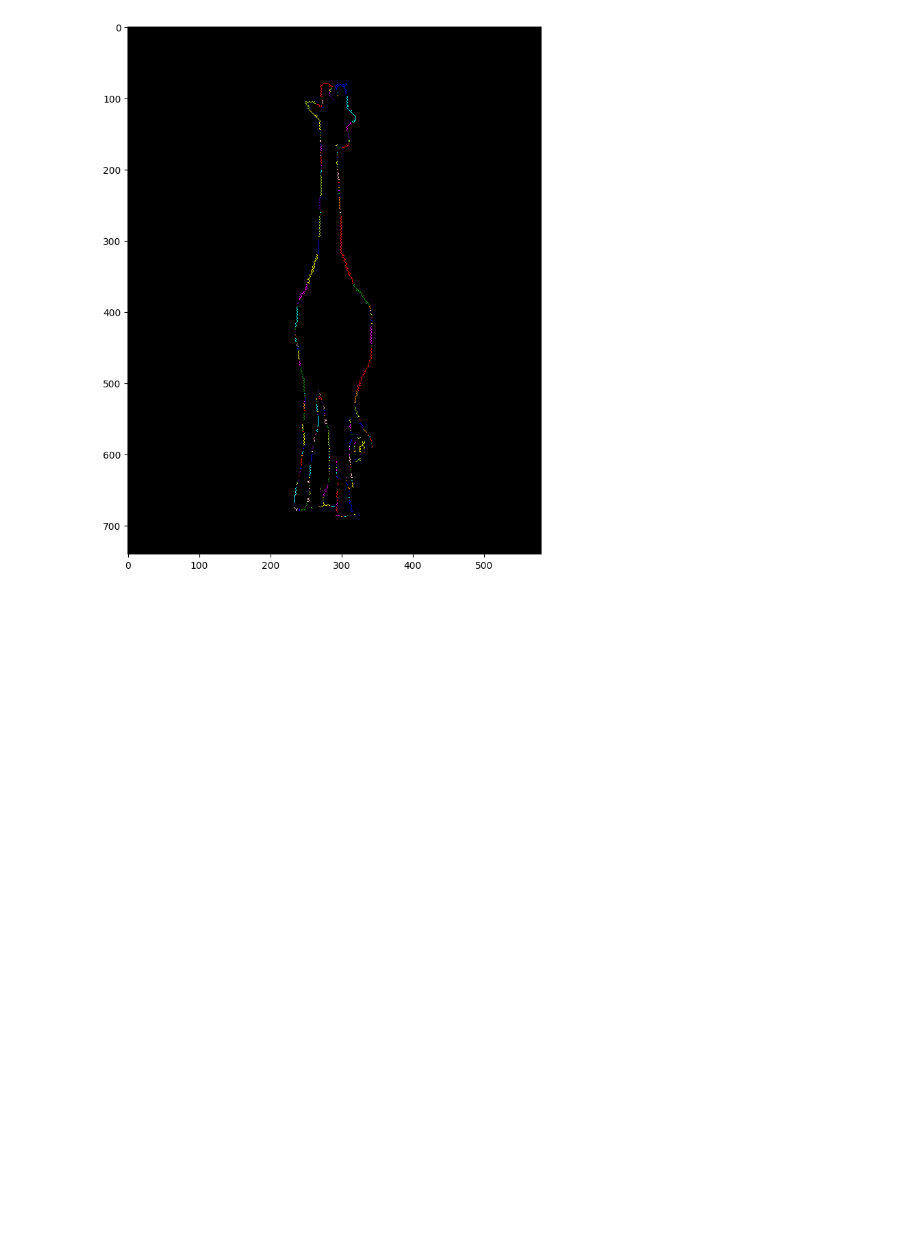
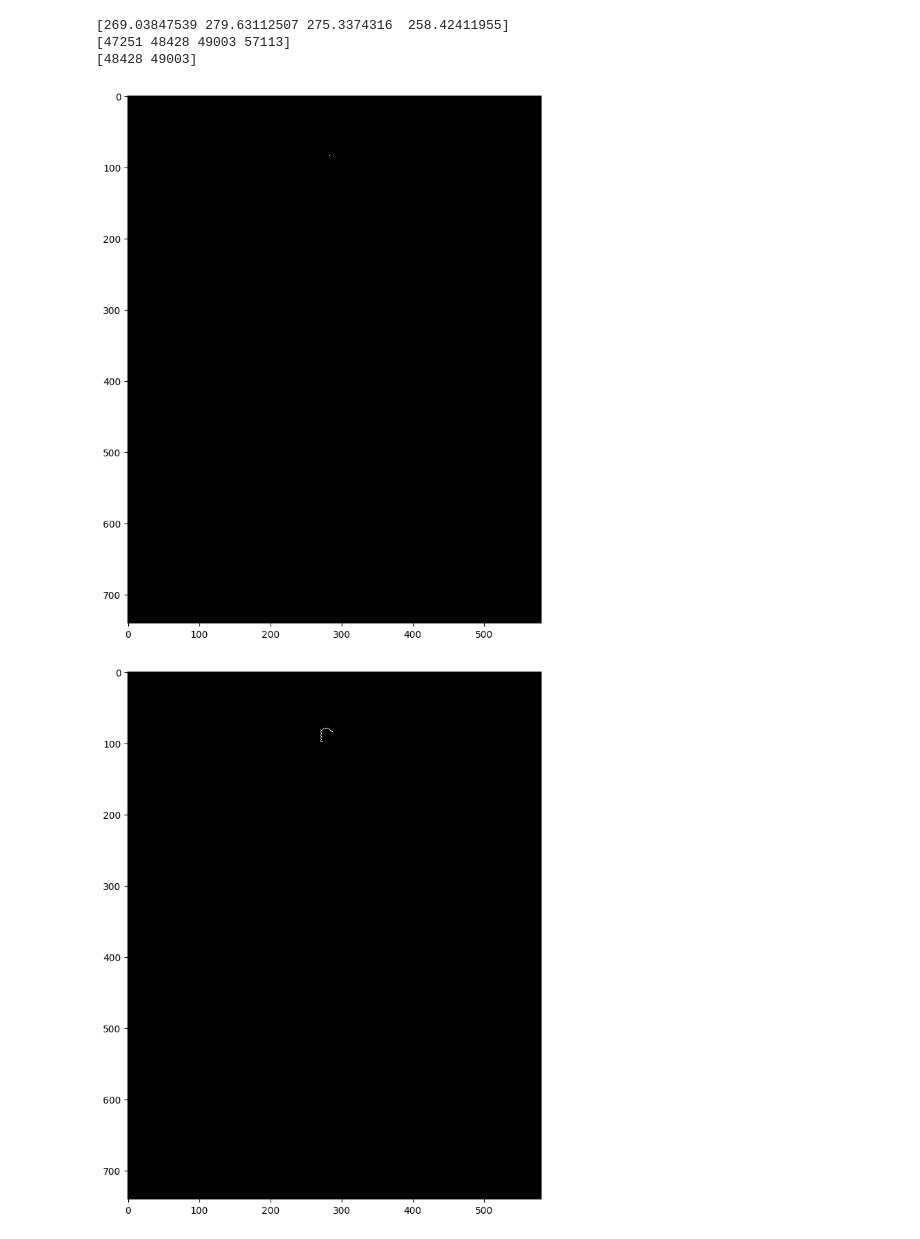
Before and after one commit to svenschreiber/WalktheLines2, a Jupyter notebook: test.ipynb, the cells around one changed output. Drawn from its saved outputs; the diff is of its cells as text; code cells hidden in the pictures; blank space fills up the shorter version.

Commit message:
endpoint angle calculation

```diff
--- a/test.ipynb
+++ b/test.ipynb
@@ -146,6 +147,14 @@ def chboards(height, width, bss):
     checker_pattern = (-1) ** (np.add.outer(np.arange(num_blocks_x), np.arange(num_blocks_y)))
     A = np.kron(checker_pattern, np.ones((bss, bss)))
     return A[:height, :width]
+# %%
+# Adapted from https://gist.github.com/bmabey/4dd36d9938b83742a88b6f68ac1901a6
+def bwmorph_endpoints(image):
+    image = image.astype(np.int32)
+    k = np.array([[1,1,1],[1,0,1],[1,1,1]])
+    neighborhood_count = ndi.convolve(image,k, mode='constant', cval=1)
+    neighborhood_count[~image.astype(np.bool)] = 0
+    return neighborhood_count == 1
 # %%
 p_step = 3
 w_size = 2 * p_step + 1
@@ -185,34 +194,82 @@ unique_angles_mirr = np.unique(angle_deg_mirr).astype(np.int32)
 imgs = [cv2.imread(file)[...,::-1] for file in glob("Input/RGB/*")]
 contours = [cv2.imread(file, -1) for file in glob("Input/SCM/*")]
 
 # load model
 tracer_net = TracerNet()
 tracer_net.load_mat_state("Models/net-epoch-559.mat")
 tracer_net.to("cuda")
 
 for img, cont in zip(imgs, contours):
     img = np.flip(img, axis=1).astype(np.float32) * 256
     cont = np.flip(cont, axis=1).astype(np.float32)
 
     pad_width = [(50, 50), (50, 50)]
     img = np.pad(img, pad_width + [(0, 0)], mode='constant', constant_values=0)
     cont = np.pad(cont, pad_width, mode='constant', constant_values=0)
 
     thresh = np.max(cont) * 0.5
     non_max_supp = nms(cont, 3, 2)
     non_max_supp[non_max_supp < thresh] = 0
 
     A = chboards(*cont.shape, bss=2)
     non_max_supp[A > 0] = 0
     non_max_supp[non_max_supp > 0] = 1
 
     BW3 = skeletonize(non_max_supp.astype(bool))
     BW3 = remove_small_objects(BW3, min_size=2, connectivity=8)
-    labeled_image = label(BW3)
+    labeled_image, segments = label(BW3, return_num=True)
     colored_labels = label2rgb(labeled_image, bg_label=0, kind='overlay')
 
+    endpoints_ind = np.zeros((2, segments), dtype=np.int32)
+    endpoints_ang = np.zeros((2, segments))
+    for i in range(1, segments):
+        BW5 = labeled_image == i
+        BW5 = ndi.binary_fill_holes(BW5)
+        endpoints = bwmorph_endpoints(BW5)
 
-    plt.figure(figsize = (10,10))
-    plt.imshow(colored_labels, cmap='gray', interpolation='nearest')
+        ind_of_ep = np.flatnonzero(endpoints)
+        num_endpoints = len(ind_of_ep)
+        if num_endpoints != 2:
+            d = np.zeros(num_endpoints)
+            props = regionprops(BW5.astype(np.int32))
+            x2, y2 = props[0].centroid
+            for g, ind in enumerate(ind_of_ep):
+                y1, x1 = np.unravel_index(ind, BW5.shape)
+                d[g] = np.hypot(x2 - x1, y2 - y1)
+            print(d)
+            endpoints_ind[:, i] = ind_of_ep[np.argsort(d)[-2:][::-1]]
+            print(ind_of_ep)
+            print(endpoints_ind[:,i])
+        else: endpoints_ind[:, i] = ind_of_ep
+
+        r,c = np.unravel_index(endpoints_ind[:,i], BW5.shape)
+        endpoints = np.zeros_like(endpoints)
+        endpoints[r,c] = 1
+
+        def get_neighbors(arr, y, x):
+            h, w = arr.shape
+            x1, x2 = max(x-1, 0), min(x+2, w)
+            y1, y2 = max(y-1, 0), min(y+2, h)
+            return arr[y1:y2, x1:x2]
+
+        for ep_idx in range(2):
+            neighbors = get_neighbors(BW5, r[ep_idx], c[ep_idx])
+            neighbors[1, 1] = 0
+            dy, dx = np.unravel_index(np.argmax(neighbors), neighbors.shape)
+            angle_rad = np.atan2(dy - 1, dx - 1)
+            angle_deg = np.degrees(angle_rad) % 360
+            endpoints_ang[ep_idx, i] = angle_deg
+
+        plt.figure(figsize = (10,10))
+        plt.imshow(endpoints, cmap='gray', interpolation='nearest')
+        plt.show()
+        plt.figure(figsize = (10,10))
+        plt.imshow(BW5, cmap='gray', interpolation='nearest')
+
+        break
 # %% [output]
+[269.03847539 279.63112507 275.3374316  258.42411955]
+[47251 48428 49003 57113]
+[48428 49003]
-[figure, old version]
+[figure, new version]
+[figure, added]
```
Also changed, not shown: parts of 1 cell of this notebook.
